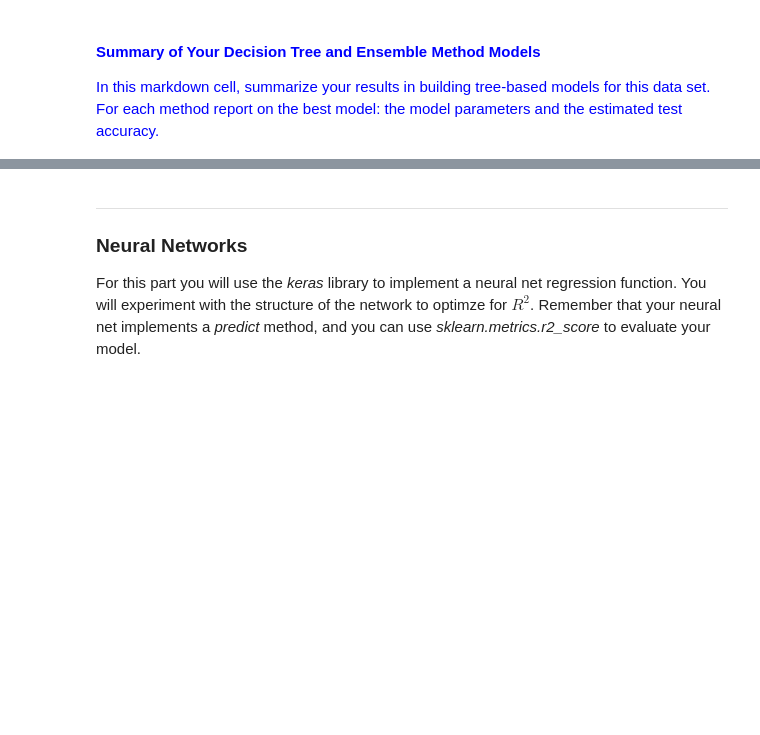
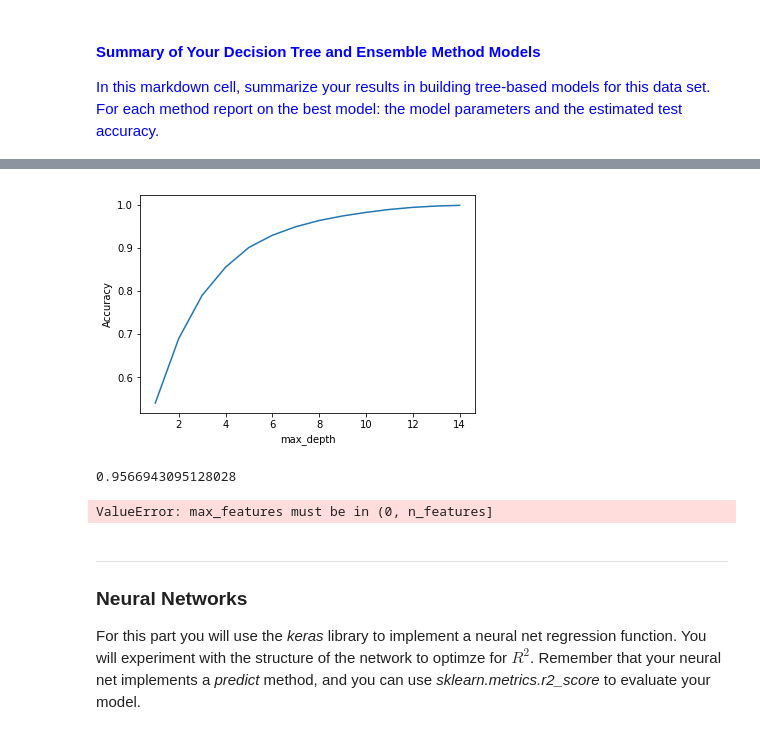
Before and after one commit to spoorthibhat/ML_assignment, a Jupyter notebook: assignment_4.ipynb, the cells around one changed output, grey strips where cells are left out. Drawn from its saved outputs; the diff is of its cells as text; code cells hidden in the pictures; blank space fills up the shorter version.

Commit message:
Stated decision trees

```diff
--- a/assignment_4.ipynb
+++ b/assignment_4.ipynb
@@ -357,0 +356,13 @@ For each method report on the best model:  the model parameters and the estimate
+# %%
+# This code cell should define a function decision_tree_predict(x_matrix)
+from sklearn.tree import DecisionTreeRegressor
+
+treeReg = DecisionTreeRegressor()
+treeReg.fit(X_train,y_train)
+
+predY = treeReg.predict(X_test)
+
+print(predY)
+print(sum(treeReg.predict(X) == y) / len(y))
+
+pd.DataFrame({'feature':X.columns, 'importance':treeReg.feature_importances_})
@@ -358,5 +387,43 @@ For each method report on the best model:  the model parameters and the estimate
+# %%
+from sklearn.model_selection import cross_val_score
+# List of values to try:
+max_depth_range = list(range(1, 15))
+
+# List to store the average RMSE for each value of max_depth:
+accuracy_scores = []
+
+# Use LOOCV with each value of max_depth.
+for depth in max_depth_range:
+    treeclass = DecisionTreeRegressor(max_depth=depth, random_state=1)
+    treeclass.fit(X_train,y_train)
+    new_scores = treeclass.score(X_train, y_train)
+    accuracy_scores.append(np.mean(new_scores))
+
+plt.plot(max_depth_range, accuracy_scores);
+plt.xlabel('max_depth');
+plt.ylabel('Accuracy');
+# %% [output]
+[figure, added]
 # %%
 # This code cell should define a function random_forest_predict(x_matrix) #typecast with int64 ---  no cast needed
+
+
+from sklearn.ensemble import RandomForestRegressor
+forest = RandomForestRegressor()
+
+forest.fit(X_train, y_train)
+predY = forest.predict(X_test)
+forest.score(X_test, y_test)
+# %% [output]
+0.9566943095128028
+# %%
+from sklearn.model_selection import GridSearchCV
+parameters = {'n_estimators': range(50, 300, 50), 'max_features': range(8, 20, 2)}
+clfforest = GridSearchCV(forest, parameters, cv=5)
+clfforest.fit(X_train, y_train)
+[clfforest.best_estimator_, clfforest.best_score_]
+# %% [output]
+ValueError: max_features must be in (0, n_features]
 # %%
 # This code cell should define a function adaboost_predict(x_matrix)
 # %% [markdown]
```
Also changed, not shown: parts of 5 cells of this notebook.
